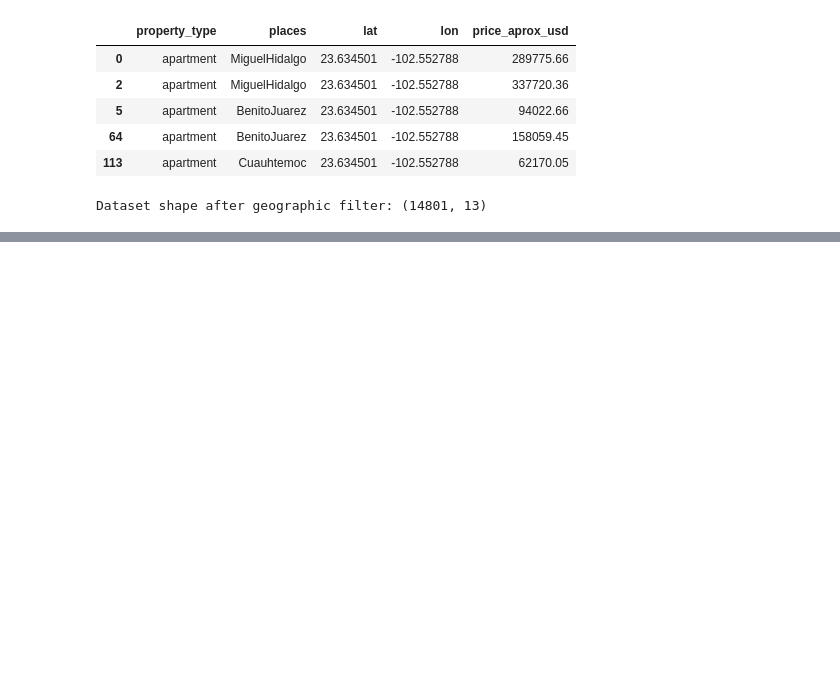
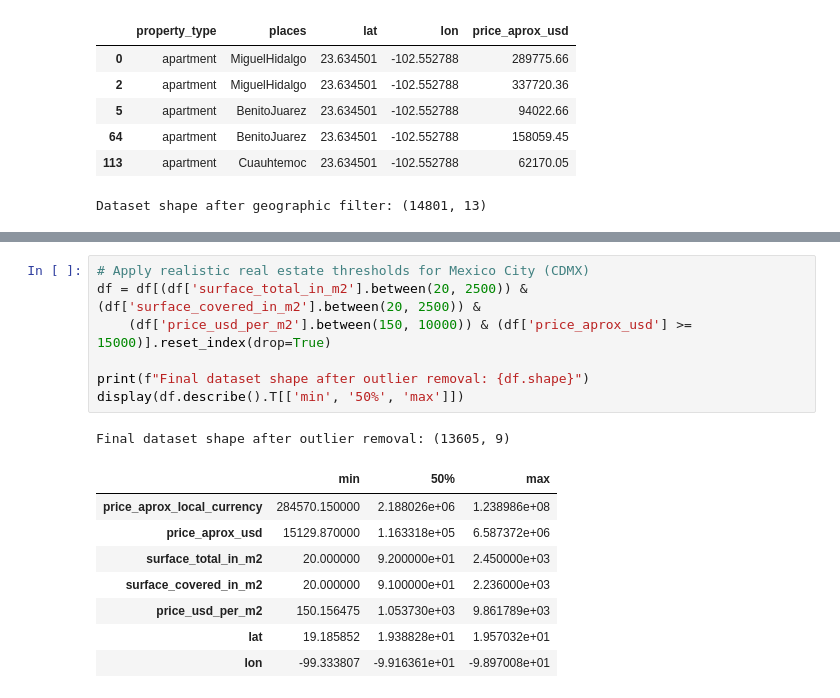
Before and after one commit to FabiolaSerranoAg/Machine_Learning_September26, a Jupyter notebook: 2026348_Jupyter_Notebook_ML_CA1.ipynb, the cells around one changed output, grey strips where cells are left out. Cells and saved outputs as stored; diff of their text form; blank space fills up the shorter version.

```diff
--- a/2026348_Jupyter_Notebook_ML_CA1.ipynb
+++ b/2026348_Jupyter_Notebook_ML_CA1.ipynb
@@ -265,0 +292,17 @@ Dataset shape after geographic filter: (14801, 13)
+# %%
+# Apply realistic real estate thresholds for Mexico City (CDMX)
+df = df[(df['surface_total_in_m2'].between(20, 2500)) & (df['surface_covered_in_m2'].between(20, 2500)) &
+    (df['price_usd_per_m2'].between(150, 10000)) & (df['price_aprox_usd'] >= 15000)].reset_index(drop=True)
+
+print(f"Final dataset shape after outlier removal: {df.shape}")
+display(df.describe().T[['min', '50%', 'max']])
+# %% [output]
+Final dataset shape after outlier removal: (13605, 9)
+|  | min | 50% | max |
+| price_aprox_local_currency | 284570.150000 | 2.188026e+06 | 1.238986e+08 |
+| price_aprox_usd | 15129.870000 | 1.163318e+05 | 6.587372e+06 |
+| surface_total_in_m2 | 20.000000 | 9.200000e+01 | 2.450000e+03 |
+| surface_covered_in_m2 | 20.000000 | 9.100000e+01 | 2.236000e+03 |
+| price_usd_per_m2 | 150.156475 | 1.053730e+03 | 9.861789e+03 |
+| lat | 19.185852 | 1.938828e+01 | 1.957032e+01 |
+| lon | -99.333807 | -9.916361e+01 | -9.897008e+01 |
```
Also changed, not shown: parts of 10 cells of this notebook.
